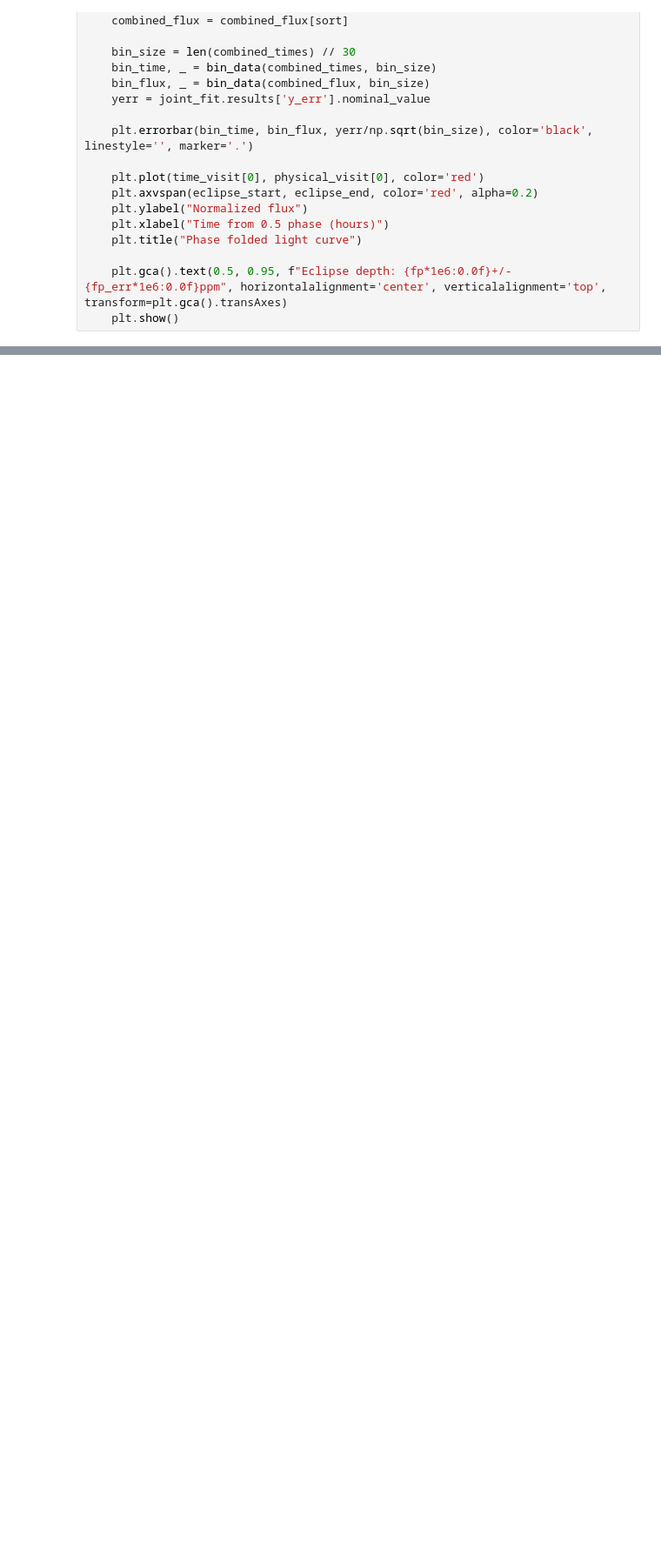
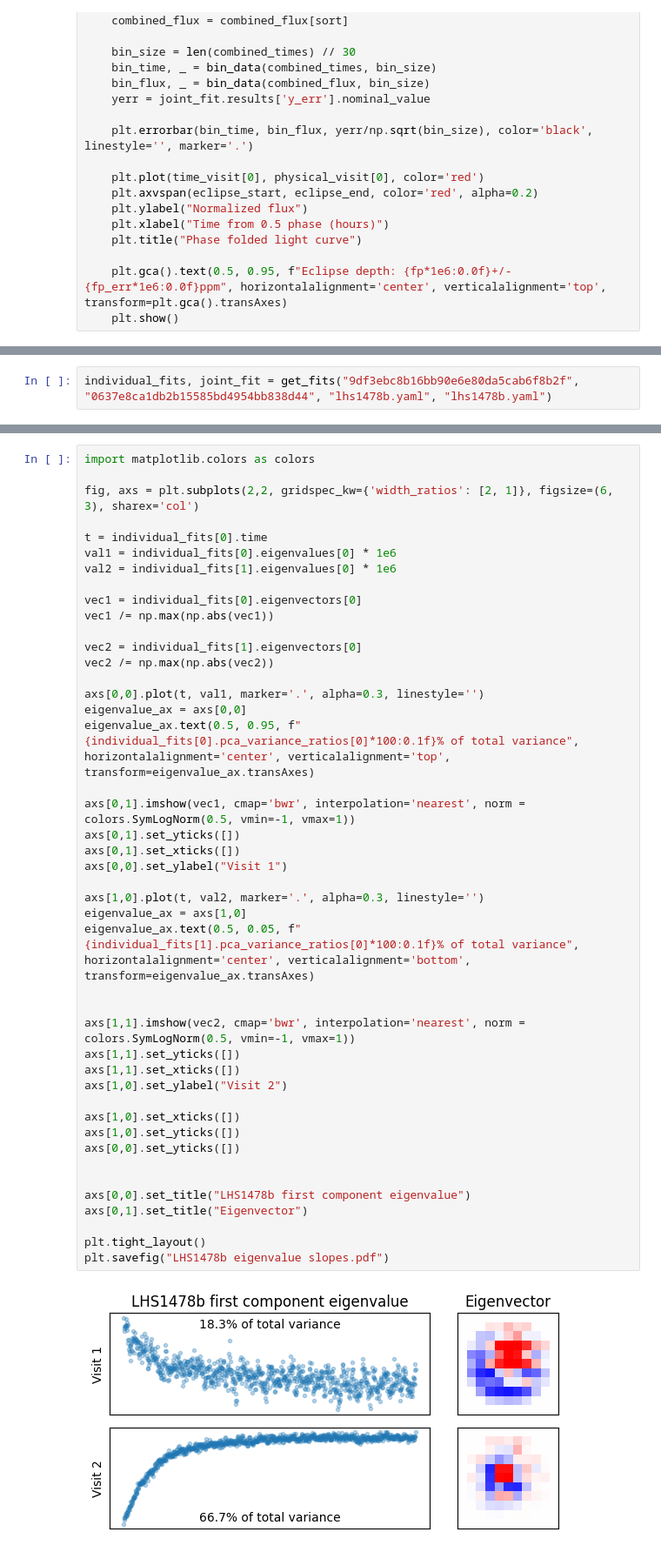
Before and after one commit to nicholasconnors/erebus, a Jupyter notebook: other/load from cache.ipynb, the cells around one changed output, grey strips where cells are left out. Shown at 87% size. Cells and saved outputs as stored; diff of their text form; blank space fills up the shorter version.

```diff
--- a/other/load from cache.ipynb
+++ b/other/load from cache.ipynb
@@ -142,0 +139,2 @@ Joint fit didn't run
+# %%
+individual_fits, joint_fit = get_fits("9df3ebc8b16bb90e6e80da5cab6f8b2f", "0637e8ca1db2b15585bd4954bb838d44", "lhs1478b.yaml", "lhs1478b.yaml")
@@ -142,0 +147,46 @@ Joint fit didn't run
+# %%
+import matplotlib.colors as colors
+
+fig, axs = plt.subplots(2,2, gridspec_kw={'width_ratios': [2, 1]}, figsize=(6, 3), sharex='col')
+
+t = individual_fits[0].time
+val1 = individual_fits[0].eigenvalues[0] * 1e6
+val2 = individual_fits[1].eigenvalues[0] * 1e6
+
+vec1 = individual_fits[0].eigenvectors[0]
+vec1 /= np.max(np.abs(vec1))
+
+vec2 = individual_fits[1].eigenvectors[0]
+vec2 /= np.max(np.abs(vec2))
+
+axs[0,0].plot(t, val1, marker='.', alpha=0.3, linestyle='')
+eigenvalue_ax = axs[0,0]
+eigenvalue_ax.text(0.5, 0.95, f"{individual_fits[0].pca_variance_ratios[0]*100:0.1f}% of total variance", horizontalalignment='center', verticalalignment='top', transform=eigenvalue_ax.transAxes)
+
+axs[0,1].imshow(vec1, cmap='bwr', interpolation='nearest', norm = colors.SymLogNorm(0.5, vmin=-1, vmax=1))
+axs[0,1].set_yticks([])
+axs[0,1].set_xticks([])
+axs[0,0].set_ylabel("Visit 1")
+
+axs[1,0].plot(t, val2, marker='.', alpha=0.3, linestyle='')
+eigenvalue_ax = axs[1,0]
+eigenvalue_ax.text(0.5, 0.05, f"{individual_fits[1].pca_variance_ratios[0]*100:0.1f}% of total variance", horizontalalignment='center', verticalalignment='bottom', transform=eigenvalue_ax.transAxes)
+
+
+axs[1,1].imshow(vec2, cmap='bwr', interpolation='nearest', norm = colors.SymLogNorm(0.5, vmin=-1, vmax=1))
+axs[1,1].set_yticks([])
+axs[1,1].set_xticks([])
+axs[1,0].set_ylabel("Visit 2")
+
+axs[1,0].set_xticks([])
+axs[1,0].set_yticks([])
+axs[0,0].set_yticks([])
+
+
+axs[0,0].set_title("LHS1478b first component eigenvalue")
+axs[0,1].set_title("Eigenvector")
+
+plt.tight_layout()
+plt.savefig("LHS1478b eigenvalue slopes.pdf")
+# %% [output]
+[figure, added]
```
Also changed, not shown: parts of 6 cells of this notebook, 5 other files.
